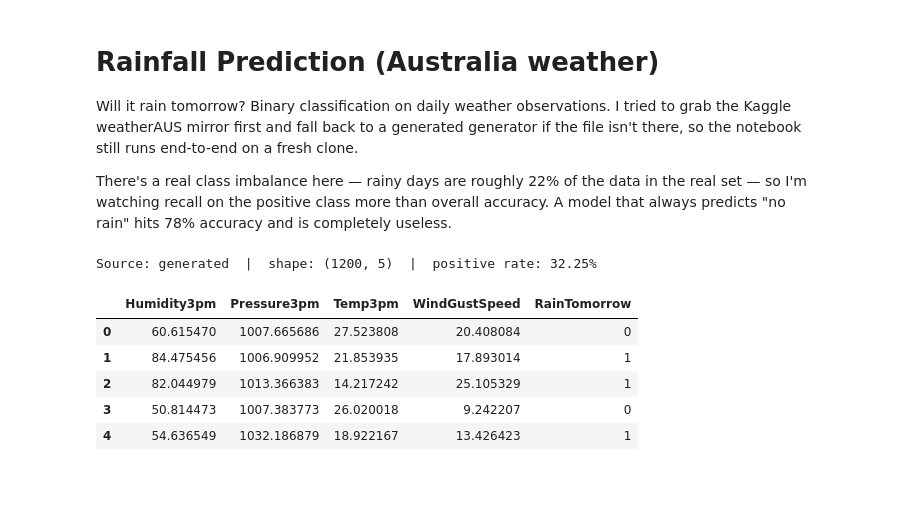
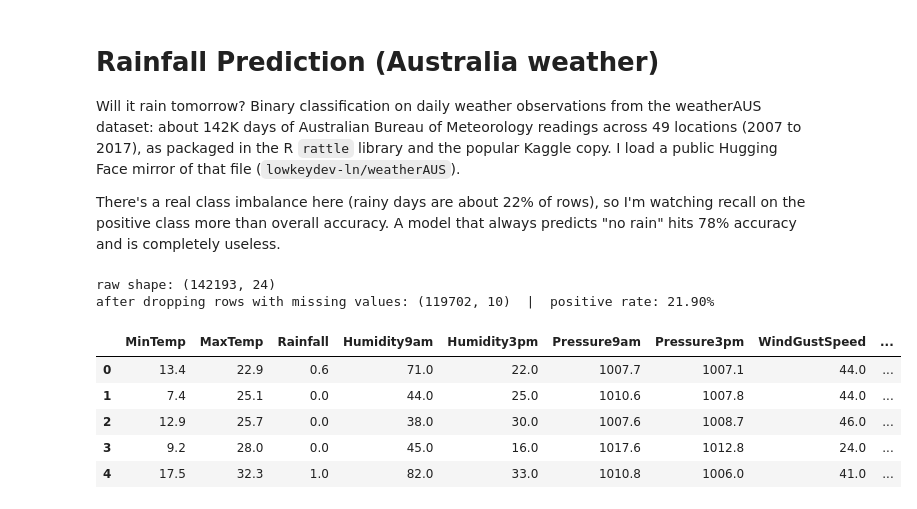
Before and after one commit to Rushmitha-dot/rush, a Jupyter notebook: notebooks/045_rainfall_prediction/045_rainfall_prediction.ipynb, the cells around one changed output. Drawn from its saved outputs; the diff is of its cells as text; code cells hidden in the pictures; blank space fills up the shorter version.

```diff
--- a/notebooks/045_rainfall_prediction/045_rainfall_prediction.ipynb
+++ b/notebooks/045_rainfall_prediction/045_rainfall_prediction.ipynb
@@ -1,9 +1,9 @@
 # %% [markdown]
 # Rainfall Prediction (Australia weather)
 
-Will it rain tomorrow? Binary classification on daily weather observations. I tried to grab the Kaggle weatherAUS mirror first and fall back to a generated generator if the file isn't there, so the notebook still runs end-to-end on a fresh clone.
+Will it rain tomorrow? Binary classification on daily weather observations from the weatherAUS dataset: about 142K days of Australian Bureau of Meteorology readings across 49 locations (2007 to 2017), as packaged in the R `rattle` library and the popular Kaggle copy. I load a public Hugging Face mirror of that file (`lowkeydev-ln/weatherAUS`).
 
-There's a real class imbalance here — rainy days are roughly 22% of the data in the real set — so I'm watching recall on the positive class more than overall accuracy. A model that always predicts "no rain" hits 78% accuracy and is completely useless.
+There's a real class imbalance here (rainy days are about 22% of rows), so I'm watching recall on the positive class more than overall accuracy. A model that always predicts "no rain" hits 78% accuracy and is completely useless.
 # %%
 import numpy as np
 import pandas as pd
@@ -21,42 +21,31 @@ RNG = np.random.default_rng(11)
 DATA_DIR = Path("../../data/rainfall")
 # %%
 csv_path = DATA_DIR / "weatherAUS.csv"
+if not csv_path.exists():
+    DATA_DIR.mkdir(parents=True, exist_ok=True)
+    pd.read_parquet("https://huggingface.co/datasets/lowkeydev-ln/weatherAUS/resolve/main/"
+                    "data/train-00000-of-00001.parquet").to_csv(csv_path, index=False)
 
-if csv_path.exists():
-    df = pd.read_csv(csv_path)
-    # the real CSV has a lot of columns. Keep a manageable subset.
-    keep = ["MinTemp", "MaxTemp", "Rainfall", "Humidity9am", "Humidity3pm",
-            "Pressure9am", "Pressure3pm", "WindGustSpeed", "Temp3pm", "RainTomorrow"]
-    df = df[[c for c in keep if c in df.columns]].dropna()
-    df["RainTomorrow"] = (df["RainTomorrow"] == "Yes").astype(int)
-    source = "kaggle weatherAUS"
-else:
-    # generated fallback. Rough idea: humidity and pressure drop should push rain up,
-    # high pressure and low humidity should push it down.
-    n = 1200
-    humidity = RNG.normal(60, 18, n).clip(5, 100)
-    pressure = RNG.normal(1015, 7, n)
-    temp = RNG.normal(20, 6, n)
-    wind = RNG.gamma(2, 6, n)
-    logit = 0.06 * (humidity - 60) - 0.12 * (pressure - 1015) + 0.02 * wind - 0.04 * (temp - 20) - 1.4
-    p = 1 / (1 + np.exp(-logit))
-    rain = (RNG.random(n) < p).astype(int)
-    df = pd.DataFrame({
-        "Humidity3pm": humidity, "Pressure3pm": pressure,
-        "Temp3pm": temp, "WindGustSpeed": wind, "RainTomorrow": rain
-    })
-    source = "generated"
+df = pd.read_csv(csv_path)
+print("raw shape:", df.shape)
+# the CSV has 24 columns. Keep a manageable numeric subset. RISK_MM is tomorrow's rainfall
+# amount, so it would leak the target and stays out.
+keep = ["MinTemp", "MaxTemp", "Rainfall", "Humidity9am", "Humidity3pm",
+        "Pressure9am", "Pressure3pm", "WindGustSpeed", "Temp3pm", "RainTomorrow"]
+df = df[keep].dropna()
+df["RainTomorrow"] = (df["RainTomorrow"] == "Yes").astype(int)
 
-print(f"Source: {source}  |  shape: {df.shape}  |  positive rate: {df['RainTomorrow'].mean():.2%}")
+print(f"after dropping rows with missing values: {df.shape}  |  positive rate: {df['RainTomorrow'].mean():.2%}")
 df.head()
 # %% [output]
-Source: generated  |  shape: (1200, 5)  |  positive rate: 32.25%
+raw shape: (142193, 24)
+after dropping rows with missing values: (119702, 10)  |  positive rate: 21.90%
-|  | Humidity3pm | Pressure3pm | Temp3pm | WindGustSpeed | RainTomorrow |
-| 0 | 60.615470 | 1007.665686 | 27.523808 | 20.408084 | 0 |
-| 1 | 84.475456 | 1006.909952 | 21.853935 | 17.893014 | 1 |
-| 2 | 82.044979 | 1013.366383 | 14.217242 | 25.105329 | 1 |
-| 3 | 50.814473 | 1007.383773 | 26.020018 | 9.242207 | 0 |
-| 4 | 54.636549 | 1032.186879 | 18.922167 | 13.426423 | 1 |
+|  | MinTemp | MaxTemp | Rainfall | Humidity9am | Humidity3pm | Pressure9am | Pressure3pm | WindGustSpeed | ... |
+| 0 | 13.4 | 22.9 | 0.6 | 71.0 | 22.0 | 1007.7 | 1007.1 | 44.0 | ... |
+| 1 | 7.4 | 25.1 | 0.0 | 44.0 | 25.0 | 1010.6 | 1007.8 | 44.0 | ... |
+| 2 | 12.9 | 25.7 | 0.0 | 38.0 | 30.0 | 1007.6 | 1008.7 | 46.0 | ... |
+| 3 | 9.2 | 28.0 | 0.0 | 45.0 | 16.0 | 1017.6 | 1012.8 | 24.0 | ... |
+| 4 | 17.5 | 32.3 | 1.0 | 82.0 | 33.0 | 1010.8 | 1006.0 | 41.0 | ... |
 # %%
 # quick look — humidity at 3pm is usually the strongest single signal
 fig, ax = plt.subplots(1, 2, figsize=(10, 3.5))
```
Also changed, not shown: parts of 3 cells of this notebook.
